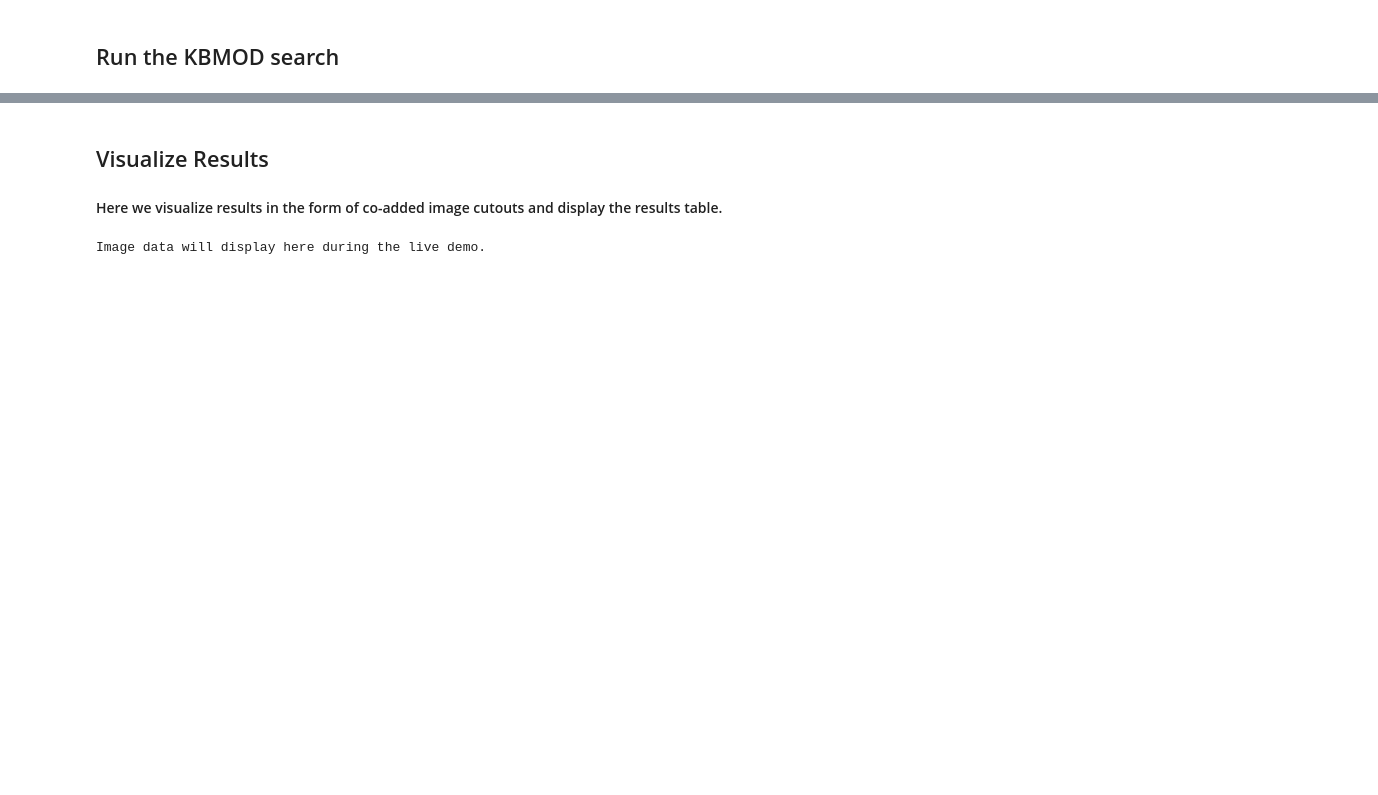
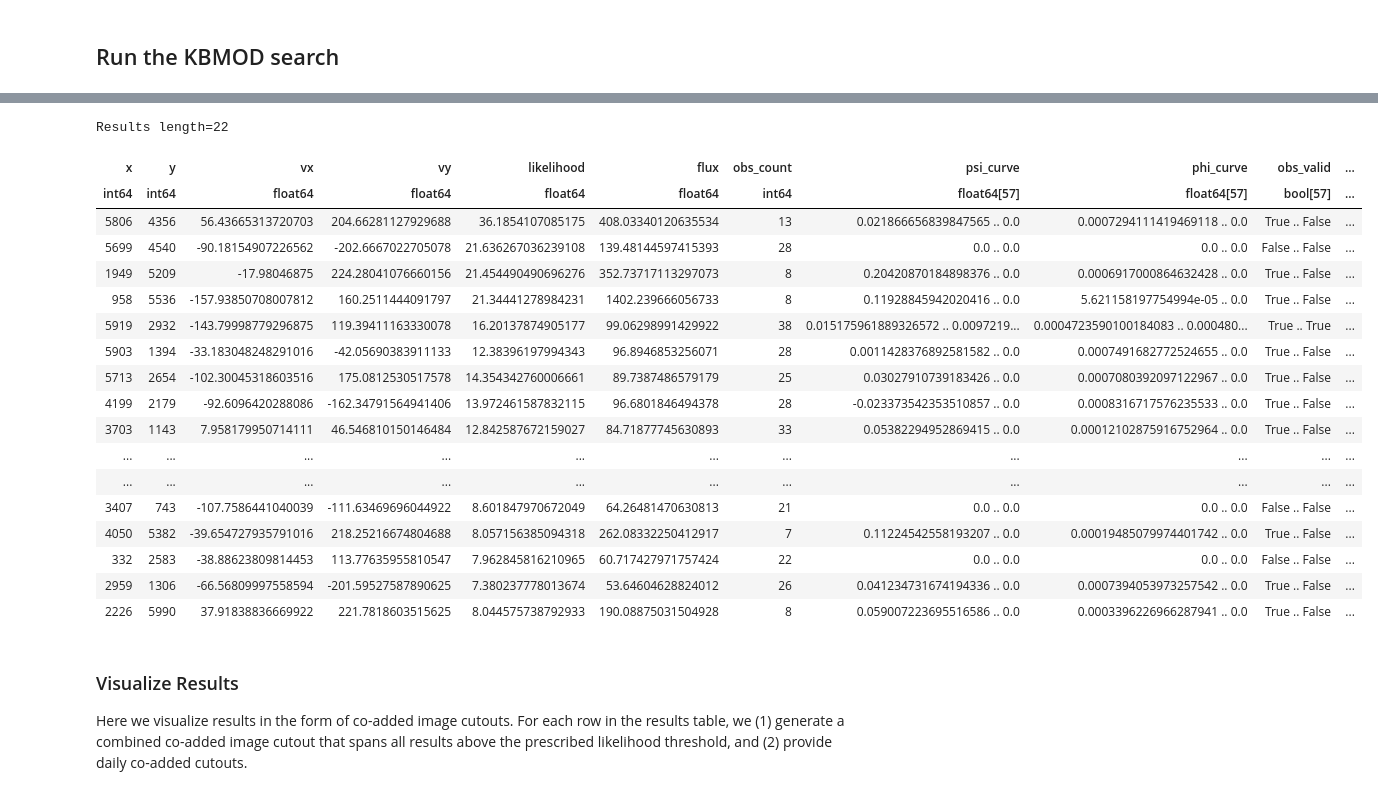
Before and after one commit to lincc-frameworks/midpoint-review, a Jupyter notebook: docs/notebooks/kbmod/kbmod_usdf.ipynb, the cells around one changed output, grey strips where cells are left out. Drawn from its saved outputs; the diff is of its cells as text; code cells hidden in the pictures; blank space fills up the shorter version.

```diff
--- a/docs/notebooks/kbmod/kbmod_usdf.ipynb
+++ b/docs/notebooks/kbmod/kbmod_usdf.ipynb
@@ -113,4 +145 @@ def update_ic_meta(ic):
-# %%
-ic = update_ic_meta(ic)
-ic.write(colfile, overwrite=True)
 # %%
@@ -184,6 +241,0 @@ reprojected_wu.to_sharded_fits(repro_workunit_filename, repro_shard_dir, overwri
-# %%
-# Load the previously saved reprojected WorkUnit
-reprojected_wu = kbmod.work_unit.WorkUnit.from_sharded_fits(
-    repro_workunit_filename, repro_shard_dir, lazy=False
-)
-reprojected_wu.heliocentric_distance = guess_dist  # TODO: remove
@@ -201,6 +295,14 @@ NameError: name 'resampled_wu' is not defined
 # %%
 %%time
-res = kbmod.run_search.SearchRunner().run_search_from_work_unit(reprojected_wu)
-res.write_table(full_results)
-print(f'Found {len(res)} results spanning {len(reprojected_wu} unique timestamps/images.')
+if not regenerate_notebook and find_most_recent_results(workdir) and not search_only:
+    res = kbmod.results.Results.read_table(find_most_recent_results(workdir))
+elif search_only or regenerate_notebook or not os.path.exists(full_results_path):
+    print(f"Running KBMOD search...")
+    res = kbmod.run_search.SearchRunner().run_search_from_work_unit(reprojected_wu)
+    res.write_table(full_results_path)
+else:
+    res = kbmod.results.Results.read_table(full_results_path)
+print(
+    f"Found {len(res)} results spanning {len(reprojected_wu)} unique timestamps/images."
+)
 # %% [output]
@@ -210,0 +318,11 @@ Wall time: 31min 31s
+# %%
+%%time
+
+filter_stamps_by_cnn(
+    res,
+    ml_model_path,
+    coadd_type="mean",
+)
+
+res.filter_rows(res["cnn_class"])
+# %% [output]
@@ -211,19 +331,35 @@ Wall time: 31min 31s
+Results length=22
+| x | y | vx | vy | likelihood | flux | obs_count | psi_curve | phi_curve | obs_valid | ... |
+| int64 | int64 | float64 | float64 | float64 | float64 | int64 | float64[57] | float64[57] | bool[57] | ... |
+| 5806 | 4356 | 56.43665313720703 | 204.66281127929688 | 36.1854107085175 | 408.03340120635534 | 13 | 0.021866656839847565 .. 0.0 | 0.0007294111419469118 .. 0.0 | True .. False | ... |
+| 5699 | 4540 | -90.18154907226562 | -202.6667022705078 | 21.636267036239108 | 139.48144597415393 | 28 | 0.0 .. 0.0 | 0.0 .. 0.0 | False .. False | ... |
+| 1949 | 5209 | -17.98046875 | 224.28041076660156 | 21.454490490696276 | 352.73717113297073 | 8 | 0.20420870184898376 .. 0.0 | 0.0006917000864632428 .. 0.0 | True .. False | ... |
+| 958 | 5536 | -157.93850708007812 | 160.2511444091797 | 21.34441278984231 | 1402.239666056733 | 8 | 0.11928845942020416 .. 0.0 | 5.621158197754994e-05 .. 0.0 | True .. False | ... |
+| 5919 | 2932 | -143.79998779296875 | 119.39411163330078 | 16.20137874905177 | 99.06298991429922 | 38 | 0.015175961889326572 .. 0.0097219... | 0.0004723590100184083 .. 0.000480... | True .. True | ... |
+| 5903 | 1394 | -33.183048248291016 | -42.05690383911133 | 12.38396197994343 | 96.8946853256071 | 28 | 0.0011428376892581582 .. 0.0 | 0.0007491682772524655 .. 0.0 | True .. False | ... |
+| 5713 | 2654 | -102.30045318603516 | 175.0812530517578 | 14.354342760006661 | 89.7387486579179 | 25 | 0.03027910739183426 .. 0.0 | 0.0007080392097122967 .. 0.0 | True .. False | ... |
+| 4199 | 2179 | -92.6096420288086 | -162.34791564941406 | 13.972461587832115 | 96.6801846494378 | 28 | -0.023373542353510857 .. 0.0 | 0.0008316717576235533 .. 0.0 | True .. False | ... |
+| 3703 | 1143 | 7.958179950714111 | 46.546810150146484 | 12.842587672159027 | 84.71877745630893 | 33 | 0.05382294952869415 .. 0.0 | 0.00012102875916752964 .. 0.0 | True .. False | ... |
+| ... | ... | ... | ... | ... | ... | ... | ... | ... | ... | ... |
+| ... | ... | ... | ... | ... | ... | ... | ... | ... | ... | ... |
+| 3407 | 743 | -107.7586441040039 | -111.63469696044922 | 8.601847970672049 | 64.26481470630813 | 21 | 0.0 .. 0.0 | 0.0 .. 0.0 | False .. False | ... |
+| 4050 | 5382 | -39.654727935791016 | 218.25216674804688 | 8.057156385094318 | 262.08332250412917 | 7 | 0.11224542558193207 .. 0.0 | 0.00019485079974401742 .. 0.0 | True .. False | ... |
+| 332 | 2583 | -38.88623809814453 | 113.77635955810547 | 7.962845816210965 | 60.717427971757424 | 22 | 0.0 .. 0.0 | 0.0 .. 0.0 | False .. False | ... |
+| 2959 | 1306 | -66.56809997558594 | -201.59527587890625 | 7.380237778013674 | 53.64604628824012 | 26 | 0.041234731674194336 .. 0.0 | 0.0007394053973257542 .. 0.0 | True .. False | ... |
+| 2226 | 5990 | 37.91838836669922 | 221.7818603515625 | 8.044575738792933 | 190.08875031504928 | 8 | 0.059007223695516586 .. 0.0 | 0.0003396226966287941 .. 0.0 | True .. False | ... |
 # %% [markdown]
-## Visualize Results
-#### Here we visualize results in the form of co-added image cutouts and display the results table.
+### Visualize Results
+Here we visualize results in the form of co-added image cutouts. For each row in the results table, we (1) generate a combined co-added image cutout that spans all results above the prescribed likelihood threshold, and (2) provide daily co-added cutouts.
 # %%
-# choose which flavor of result image to visualize
-embargo_ok = False
-if embargo_ok == True:
-    res.table["stamp"] = res.table["coadd_weighted"]
+if show_embargoed:
+    res.table["stamp"] = res.table[
+        "coadd_sum"
+    ]  # We store the combined stamps in the results table.
+    viz = Visualizer(
+        reprojected_wu.im_stack, res
+    )  # The image data are derived from the reprojected WorkUnit.
+    viz.generate_all_stamps(radius=config["stamp_radius"])
+    viz.count_num_days()  # This feature enables the daily image co-addition.
 
-    viz = Visualizer(reprojected_wu.im_stack, res)
-    viz.generate_all_stamps()
-    viz.count_num_days()
-
-    for res_idx in range(len(res)):
+    for res_idx in range(10):  # first 10 results
         viz.plot_daily_coadds(res_idx)
-else:
-    print(f"Image data will display here during the live demo.")
-# %% [output]
-Image data will display here during the live demo.
```
Also changed, not shown: parts of 50 cells of this notebook.
